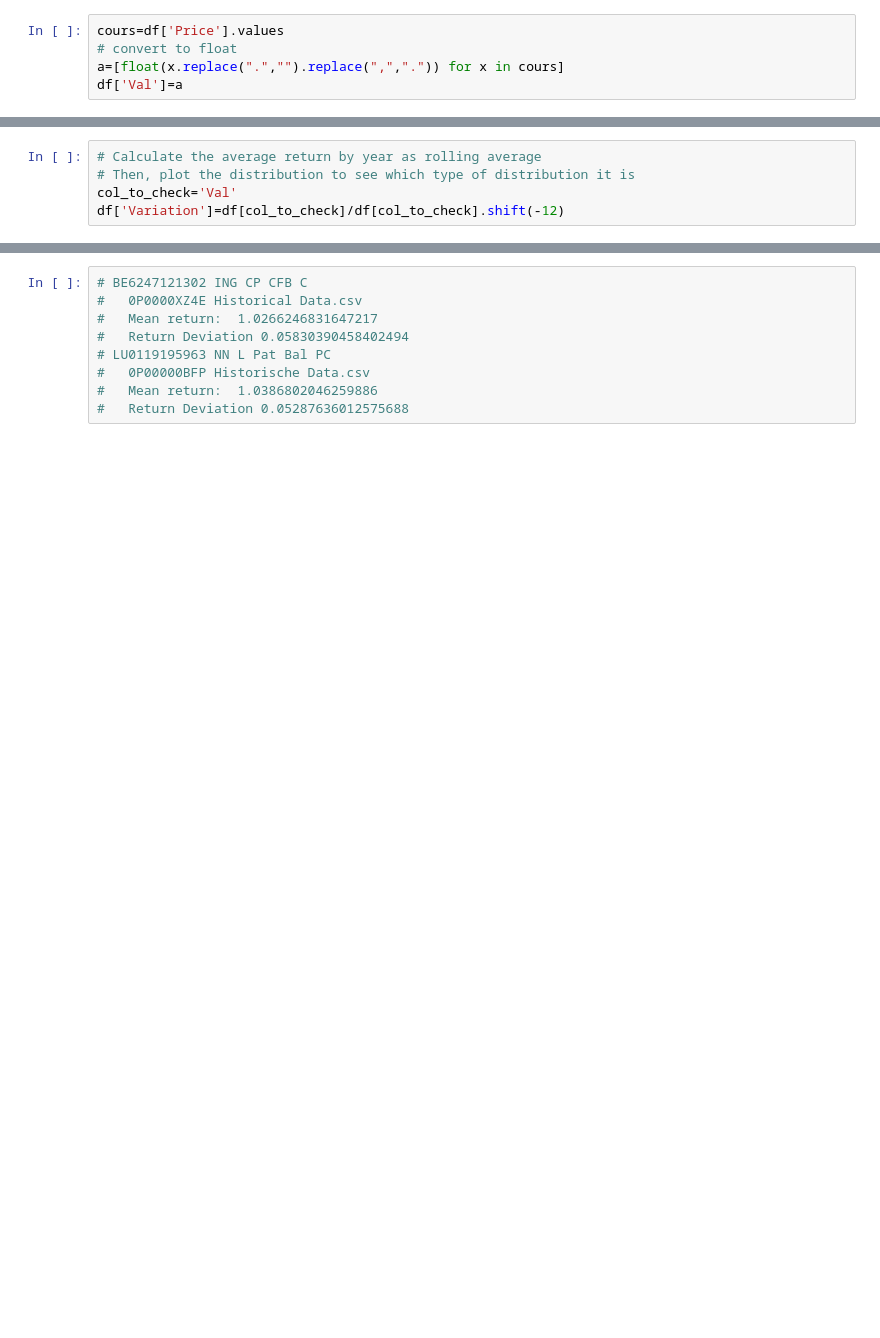
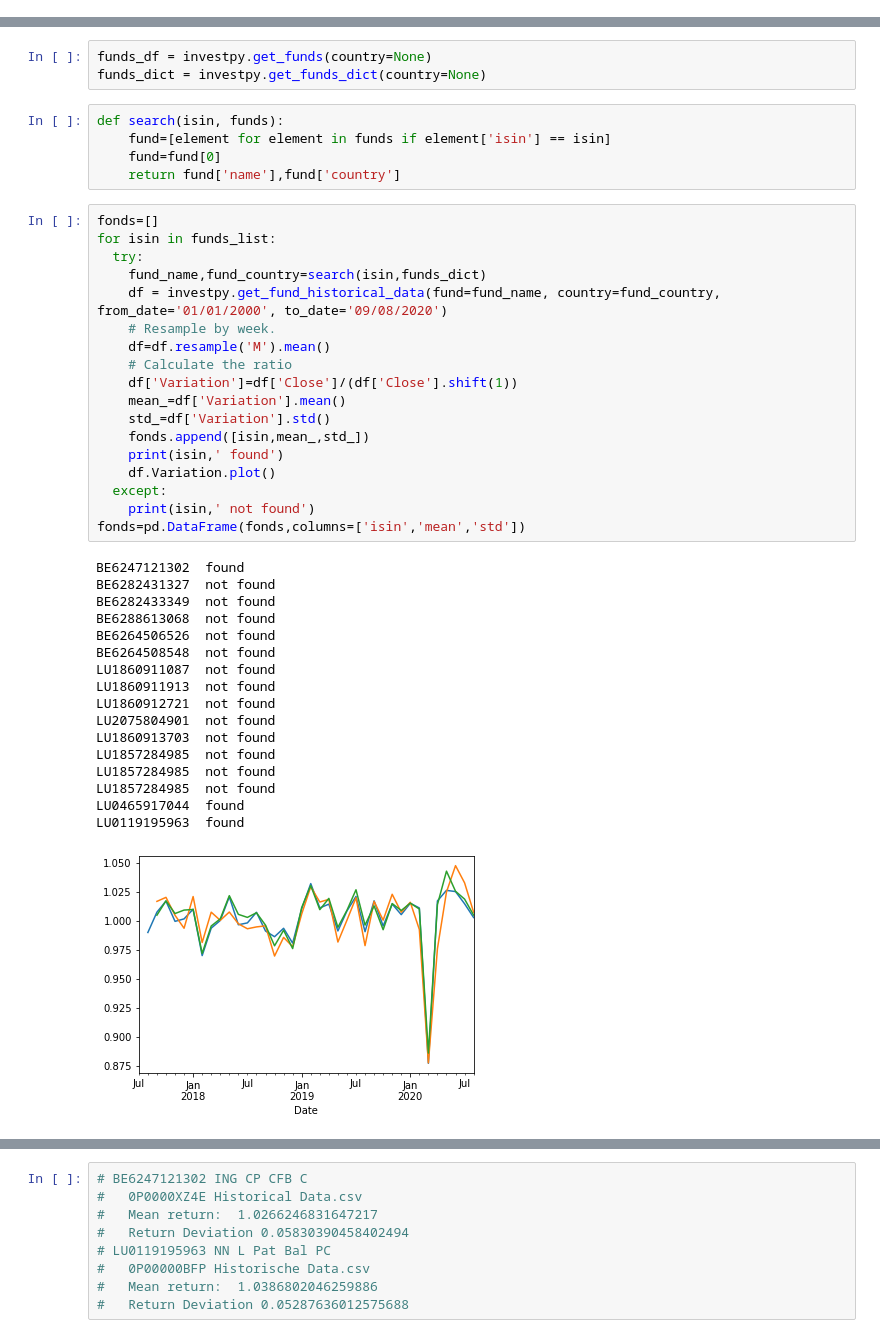
Before and after one commit to Smartsie/Hello_world, a Jupyter notebook: Invest.ipynb, the cells around one changed output, grey strips where cells are left out. Drawn from its saved outputs; the diff is of its cells as text; blank space fills up the shorter version.

```diff
--- a/Invest.ipynb
+++ b/Invest.ipynb
@@ -24,5 +27,0 @@ df['Val']=cours
-# %%
-cours=df['Price'].values
-# convert to float
-a=[float(x.replace(".","").replace(",",".")) for x in cours]
-df['Val']=a
@@ -31,5 +27,0 @@ AttributeError: ignored
-# %%
-# Calculate the average return by year as rolling average
-# Then, plot the distribution to see which type of distribution it is
-col_to_check='Val'
-df['Variation']=df[col_to_check]/df[col_to_check].shift(-12)
@@ -44,0 +116,44 @@ Return Deviation 0.05830390458402494
+# %%
+funds_df = investpy.get_funds(country=None)
+funds_dict = investpy.get_funds_dict(country=None)
+# %%
+def search(isin, funds):
+    fund=[element for element in funds if element['isin'] == isin]
+    fund=fund[0]
+    return fund['name'],fund['country']
+# %%
+fonds=[]
+for isin in funds_list:
+  try:
+    fund_name,fund_country=search(isin,funds_dict)
+    df = investpy.get_fund_historical_data(fund=fund_name, country=fund_country, from_date='01/01/2000', to_date='09/08/2020')
+    # Resample by week.
+    df=df.resample('M').mean()
+    # Calculate the ratio
+    df['Variation']=df['Close']/(df['Close'].shift(1))
+    mean_=df['Variation'].mean()
+    std_=df['Variation'].std()
+    fonds.append([isin,mean_,std_])
+    print(isin,' found')
+    df.Variation.plot()
+  except:
+    print(isin,' not found')
+fonds=pd.DataFrame(fonds,columns=['isin','mean','std'])
+# %% [output]
+BE6247121302  found
+BE6282431327  not found
+BE6282433349  not found
+BE6288613068  not found
+BE6264506526  not found
+BE6264508548  not found
+LU1860911087  not found
+LU1860911913  not found
+LU1860912721  not found
+LU2075804901  not found
+LU1860913703  not found
+LU1857284985  not found
+LU1857284985  not found
+LU1857284985  not found
+LU0465917044  found
+LU0119195963  found
+[figure, added]
```
Also changed, not shown: parts of 25 cells of this notebook.
